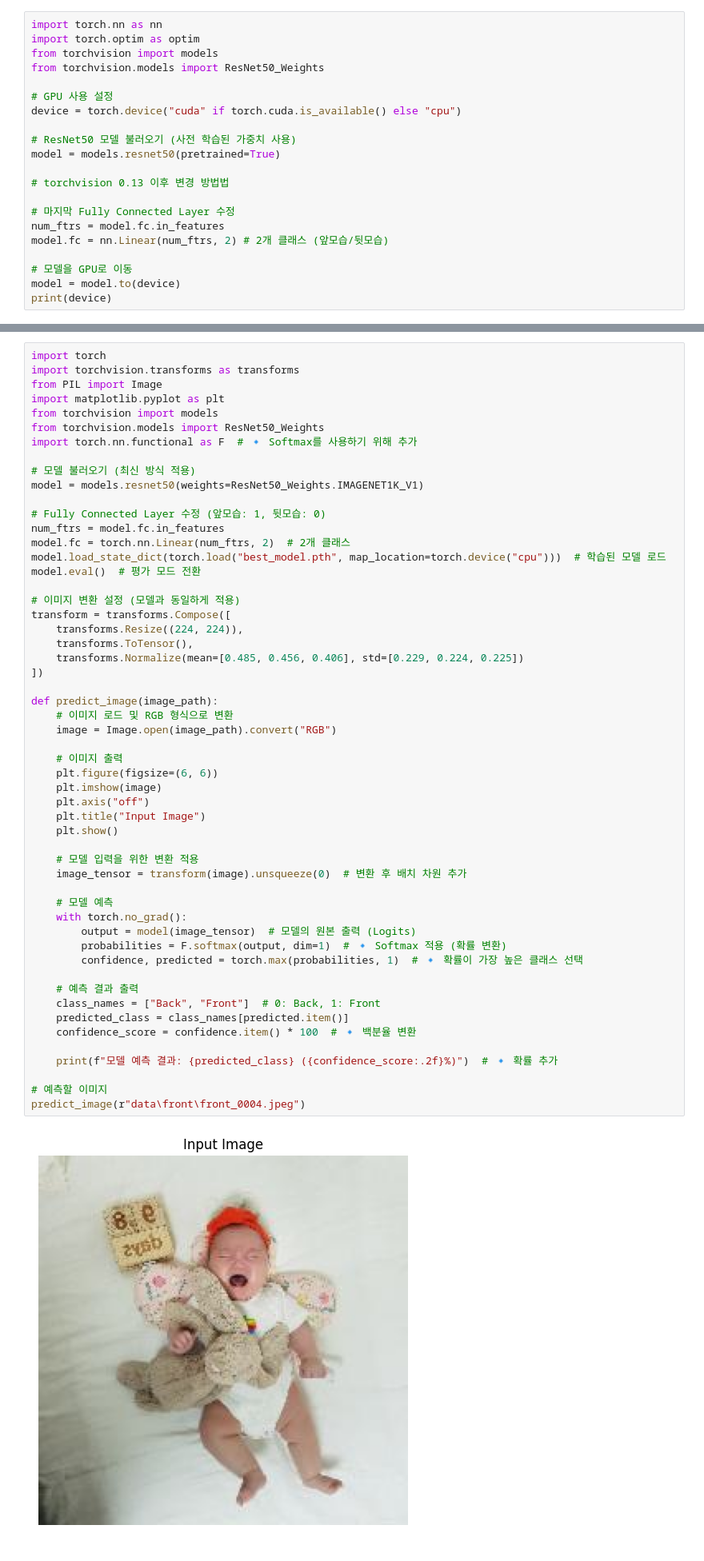
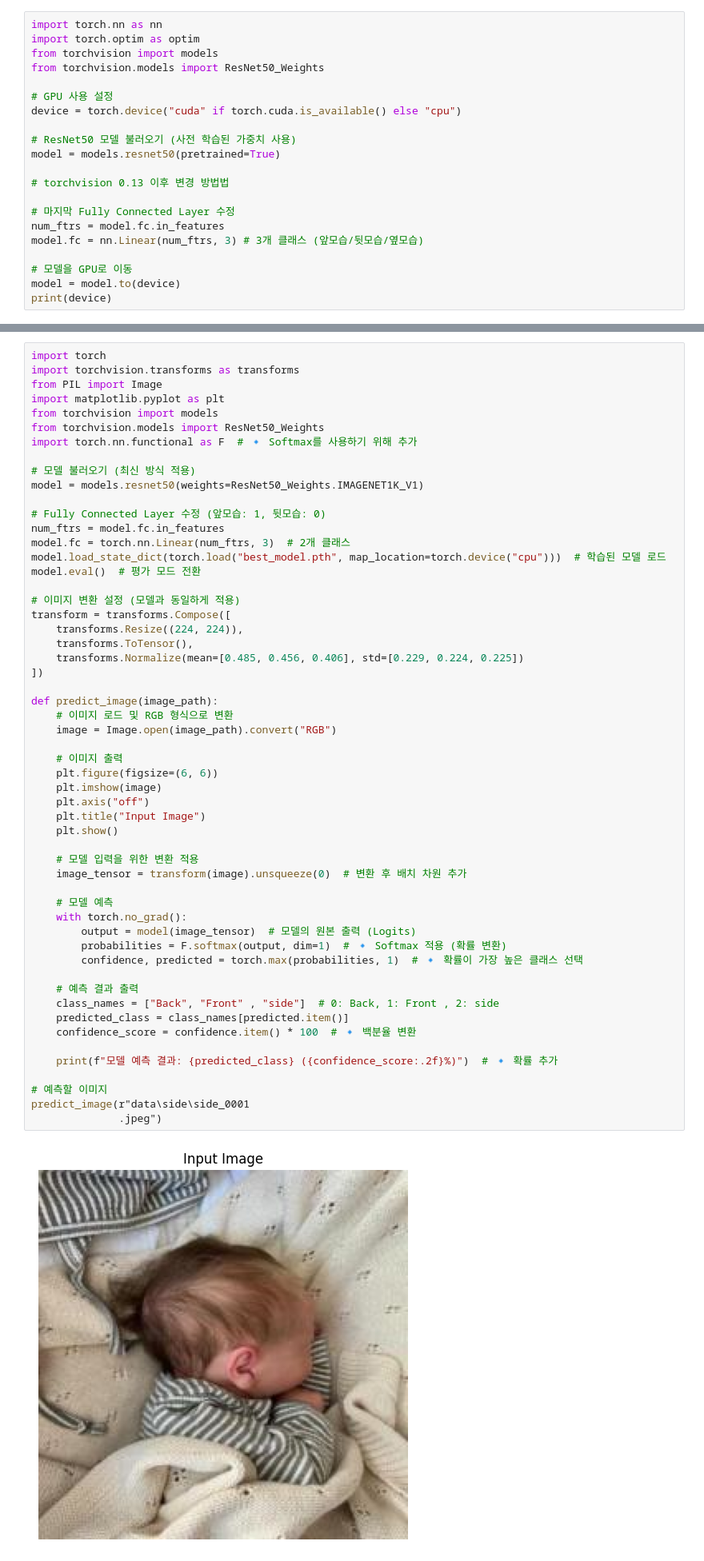
Before and after one commit to SafeBabyAI/MakeModel, a Jupyter notebook: ResNet50/savebaby.ipynb, the cells around one changed output, grey strips where cells are left out. Shown at 80% size. Cells and saved outputs as stored; diff of their text form.

```diff
--- a/ResNet50/savebaby.ipynb
+++ b/ResNet50/savebaby.ipynb
@@ -65,7 +65,7 @@ model = models.resnet50(pretrained=True)
 
 # 마지막 Fully Connected Layer 수정
 num_ftrs = model.fc.in_features
-model.fc = nn.Linear(num_ftrs, 2) # 2개 클래스 (앞모습/뒷모습)
+model.fc = nn.Linear(num_ftrs, 3) # 3개 클래스 (앞모습/뒷모습/옆모습)
 
 # 모델을 GPU로 이동
 model = model.to(device)
@@ -234,7 +234,7 @@ model = models.resnet50(weights=ResNet50_Weights.IMAGENET1K_V1)
 
 # Fully Connected Layer 수정 (앞모습: 1, 뒷모습: 0)
 num_ftrs = model.fc.in_features
-model.fc = torch.nn.Linear(num_ftrs, 2)  # 2개 클래스
+model.fc = torch.nn.Linear(num_ftrs, 3)  # 2개 클래스
 model.load_state_dict(torch.load("best_model.pth", map_location=torch.device("cpu")))  # 학습된 모델 로드
 model.eval()  # 평가 모드 전환
 
@@ -246,33 +246,34 @@ transform = transforms.Compose([
 ])
 
 def predict_image(image_path):
     # 이미지 로드 및 RGB 형식으로 변환
     image = Image.open(image_path).convert("RGB")
 
     # 이미지 출력
     plt.figure(figsize=(6, 6))
     plt.imshow(image)
     plt.axis("off")
     plt.title("Input Image")
     plt.show()
 
     # 모델 입력을 위한 변환 적용
     image_tensor = transform(image).unsqueeze(0)  # 변환 후 배치 차원 추가
 
     # 모델 예측
     with torch.no_grad():
         output = model(image_tensor)  # 모델의 원본 출력 (Logits)
         probabilities = F.softmax(output, dim=1)  # 🔹 Softmax 적용 (확률 변환)
         confidence, predicted = torch.max(probabilities, 1)  # 🔹 확률이 가장 높은 클래스 선택
 
     # 예측 결과 출력
-    class_names = ["Back", "Front"]  # 0: Back, 1: Front
+    class_names = ["Back", "Front" , "side"]  # 0: Back, 1: Front , 2: side
     predicted_class = class_names[predicted.item()]
     confidence_score = confidence.item() * 100  # 🔹 백분율 변환
 
     print(f"모델 예측 결과: {predicted_class} ({confidence_score:.2f}%)")  # 🔹 확률 추가
 
 # 예측할 이미지
-predict_image(r"data\front\front_0004.jpeg")
+predict_image(r"data\side\side_0001
+              .jpeg")
 # %% [output]
-[figure, old version]
+[figure, new version]
```
Also changed, not shown: parts of 6 cells of this notebook, 1 other file.
